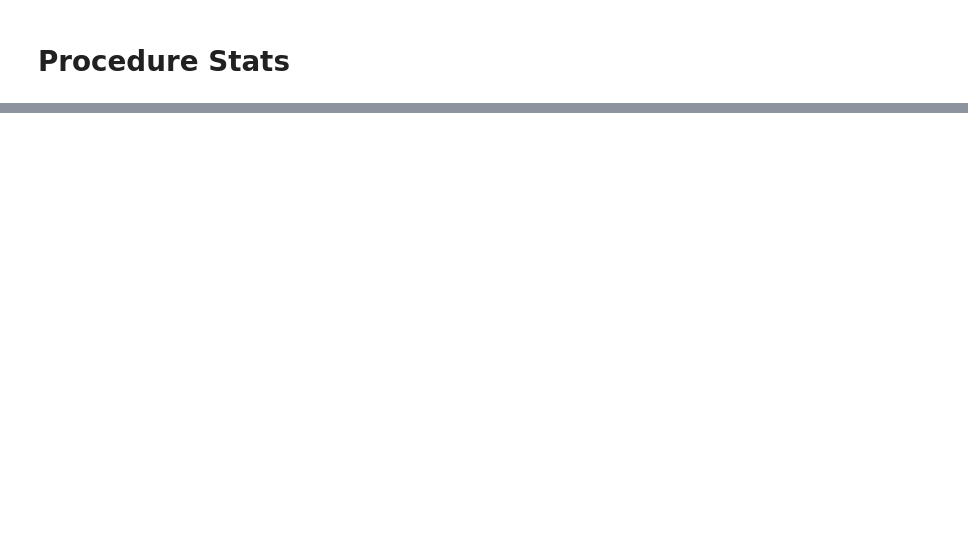
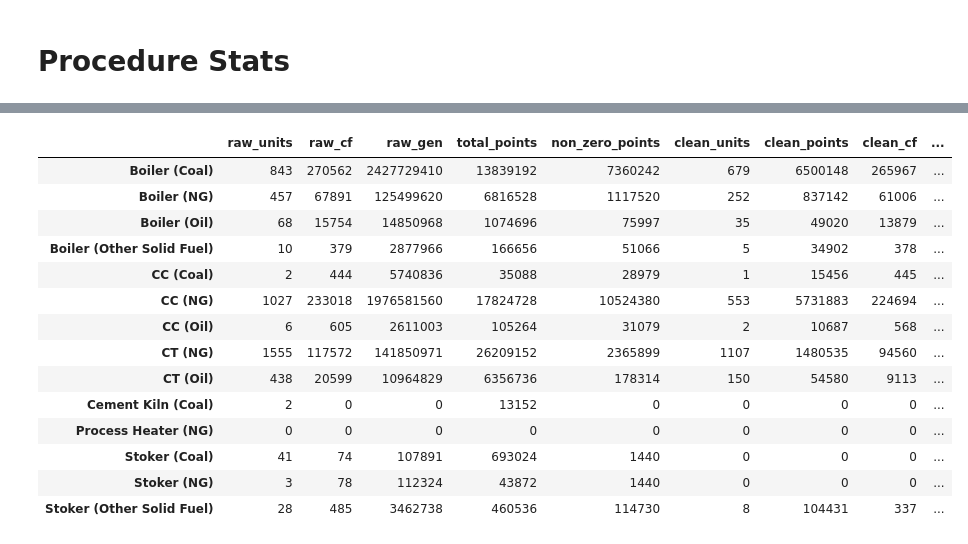
Before and after one commit to NREL/NaTGenPD, a Jupyter notebook: notebooks/CEMS Analysis.ipynb, the cells around one changed output, grey strips where cells are left out. Drawn from its saved outputs; the diff is of its cells as text; code cells hidden in the pictures; blank space fills up the shorter version.

```diff
--- a/notebooks/CEMS Analysis.ipynb
+++ b/notebooks/CEMS Analysis.ipynb
@@ -86,2 +1,25 @@ def get_process_stats(unit_fits, raw_df, clean_df, filtered_df):
+# %%
+import numpy as np
+import os
+import pandas as pd
+import sys
+import warnings
+warnings.simplefilter('ignore')
+
+pkg_dir = '/home/mrossol/NaTGenPD'
+#pkg_dir = '..'
+sys.path.append(pkg_dir)
+import NaTGenPD as npd
+import NaTGenPD.cluster as cluster
+from NaTGenPD.analysis import ProcedureAnalysis, QuartileAnalysis
+
+
+data_dir = '/scratch/mrossol/CEMS'
+#data_dir = '/Users/mrossol/Downloads/CEMS'
+out_dir = os.path.join(data_dir, 'analysis')
+if not os.path.exists(out_dir):
+    os.makedirs(out_dir)
+
+logger = npd.setup_logger('NaTGenPD.analysis', log_level='INFO')
 # %% [markdown]
 # Procedure Stats
@@ -96,0 +48,21 @@ ImportError: HDFStore requires PyTables, "No module named 'tables'" problem impo
+# %%
+process_dir = os.path.join(out_dir, 'process')
+path = os.path.join(process_dir, 'process_stats_2016-2017.csv')
+stats_df = pd.read_csv(path, index_col=0)
+stats_df
+# %% [output]
+|  | raw_units | raw_cf | raw_gen | total_points | non_zero_points | clean_units | clean_points | clean_cf | ... |
+| Boiler (Coal) | 843 | 270562 | 2427729410 | 13839192 | 7360242 | 679 | 6500148 | 265967 | ... |
+| Boiler (NG) | 457 | 67891 | 125499620 | 6816528 | 1117520 | 252 | 837142 | 61006 | ... |
+| Boiler (Oil) | 68 | 15754 | 14850968 | 1074696 | 75997 | 35 | 49020 | 13879 | ... |
+| Boiler (Other Solid Fuel) | 10 | 379 | 2877966 | 166656 | 51066 | 5 | 34902 | 378 | ... |
+| CC (Coal) | 2 | 444 | 5740836 | 35088 | 28979 | 1 | 15456 | 445 | ... |
+| CC (NG) | 1027 | 233018 | 1976581560 | 17824728 | 10524380 | 553 | 5731883 | 224694 | ... |
+| CC (Oil) | 6 | 605 | 2611003 | 105264 | 31079 | 2 | 10687 | 568 | ... |
+| CT (NG) | 1555 | 117572 | 141850971 | 26209152 | 2365899 | 1107 | 1480535 | 94560 | ... |
+| CT (Oil) | 438 | 20599 | 10964829 | 6356736 | 178314 | 150 | 54580 | 9113 | ... |
+| Cement Kiln (Coal) | 2 | 0 | 0 | 13152 | 0 | 0 | 0 | 0 | ... |
+| Process Heater (NG) | 0 | 0 | 0 | 0 | 0 | 0 | 0 | 0 | ... |
+| Stoker (Coal) | 41 | 74 | 107891 | 693024 | 1440 | 0 | 0 | 0 | ... |
+| Stoker (NG) | 3 | 78 | 112324 | 43872 | 1440 | 0 | 0 | 0 | ... |
+| Stoker (Other Solid Fuel) | 28 | 485 | 3462738 | 460536 | 114730 | 8 | 104431 | 337 | ... |
```
Also changed, not shown: parts of 13 cells of this notebook, 4 other files.
